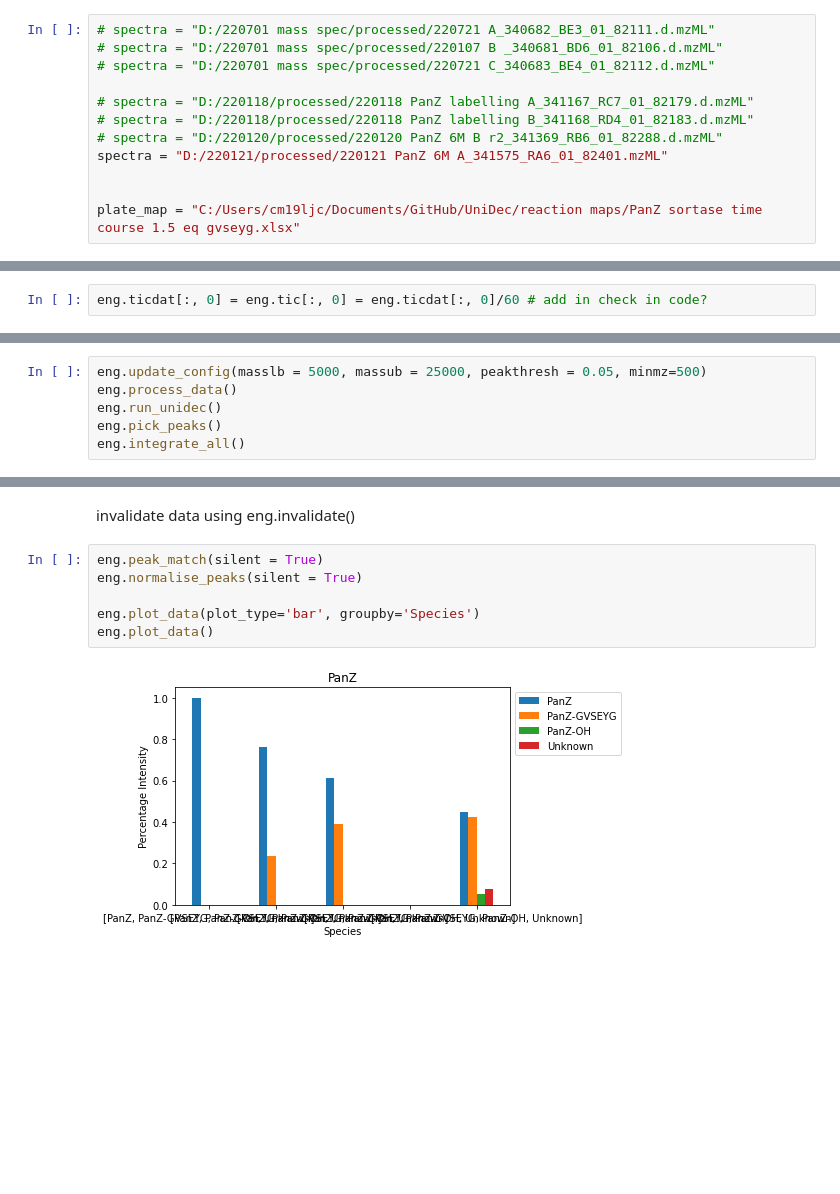
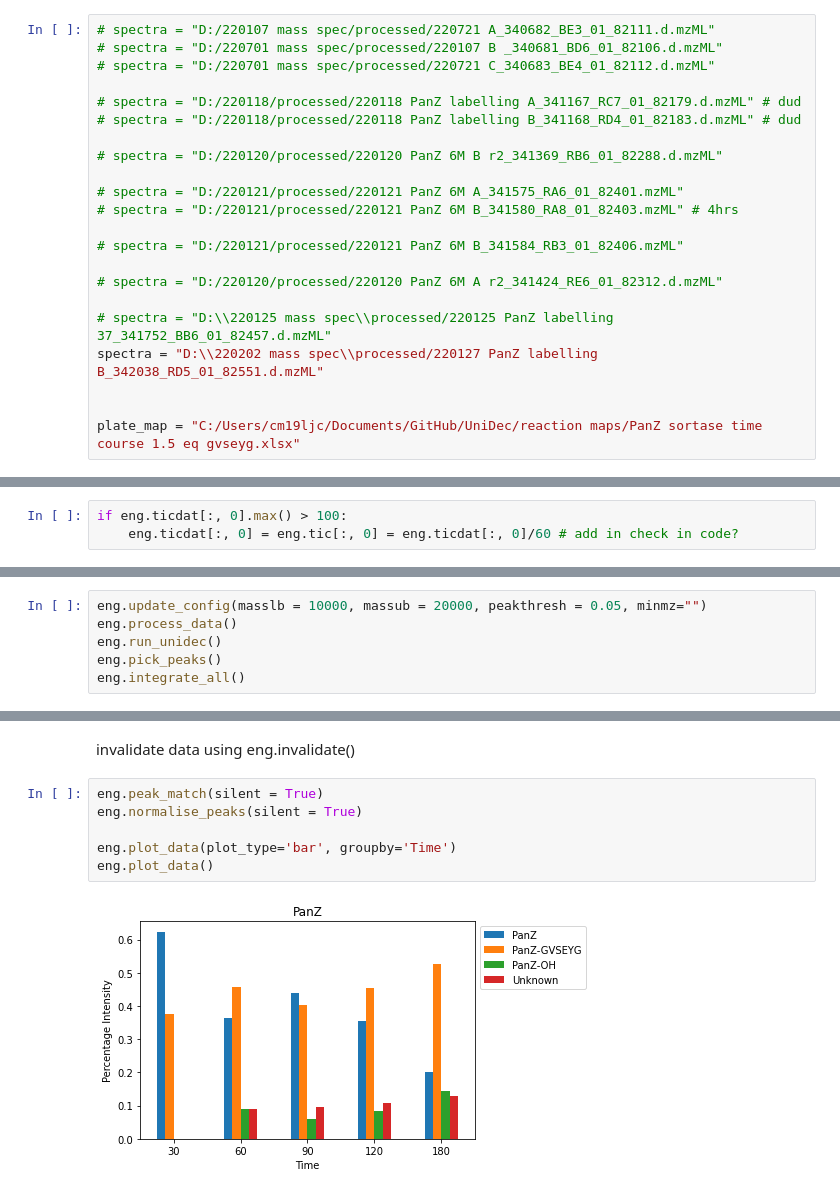
Before and after one commit to lawrencejcollins/UniDec, a Jupyter notebook: 220121 H7D 7M 6M PanZ analysis.ipynb, the cells around one changed output, grey strips where cells are left out. Saved outputs shown, nothing was run; the diff lists cells and outputs as text; blank space fills up the shorter version.

```diff
--- a/220121 H7D 7M 6M PanZ analysis.ipynb
+++ b/220121 H7D 7M 6M PanZ analysis.ipynb
@@ -13,14 +13,24 @@ UniDec Path: C:\Users\cm19ljc\Documents\GitHub\UniDec\unidec_bin\UniDec.exe
 # %% [markdown]
 Added in option to load multipe mzml files into engine before metaunidec processing.
 # %%
-# spectra = "D:/220701 mass spec/processed/220721 A_340682_BE3_01_82111.d.mzML"
+# spectra = "D:/220107 mass spec/processed/220721 A_340682_BE3_01_82111.d.mzML"
 # spectra = "D:/220701 mass spec/processed/220107 B _340681_BD6_01_82106.d.mzML"
 # spectra = "D:/220701 mass spec/processed/220721 C_340683_BE4_01_82112.d.mzML"
 
-# spectra = "D:/220118/processed/220118 PanZ labelling A_341167_RC7_01_82179.d.mzML"
-# spectra = "D:/220118/processed/220118 PanZ labelling B_341168_RD4_01_82183.d.mzML"
+# spectra = "D:/220118/processed/220118 PanZ labelling A_341167_RC7_01_82179.d.mzML" # dud
+# spectra = "D:/220118/processed/220118 PanZ labelling B_341168_RD4_01_82183.d.mzML" # dud
+
 # spectra = "D:/220120/processed/220120 PanZ 6M B r2_341369_RB6_01_82288.d.mzML"
-spectra = "D:/220121/processed/220121 PanZ 6M A_341575_RA6_01_82401.mzML"
+
+# spectra = "D:/220121/processed/220121 PanZ 6M A_341575_RA6_01_82401.mzML"
+# spectra = "D:/220121/processed/220121 PanZ 6M B_341580_RA8_01_82403.mzML" # 4hrs
+
+# spectra = "D:/220121/processed/220121 PanZ 6M B_341584_RB3_01_82406.mzML"
+
+# spectra = "D:/220120/processed/220120 PanZ 6M A r2_341424_RE6_01_82312.d.mzML"
+
+# spectra = "D:\\220125 mass spec\\processed/220125 PanZ labelling 37_341752_BB6_01_82457.d.mzML"
+spectra = "D:\\220202 mass spec\\processed/220127 PanZ labelling B_342038_RD5_01_82551.d.mzML"
 
 
 plate_map = "C:/Users/cm19ljc/Documents/GitHub/UniDec/reaction maps/PanZ sortase time course 1.5 eq gvseyg.xlsx"
@@ -35,5 +49,6 @@ False
 # %%
-eng.ticdat[:, 0] = eng.tic[:, 0] = eng.ticdat[:, 0]/60 # add in check in code?
+if eng.ticdat[:, 0].max() > 100:
+    eng.ticdat[:, 0] = eng.tic[:, 0] = eng.ticdat[:, 0]/60 # add in check in code?
 # %%
 eng.config.chrom_peak_width = 0.6
 eng.get_chrom_peaks(lb = 1, ub = 5.5)
@@ -85,7 +98,7 @@ update_config(minmz='', maxmz='', massub=10000, masslb=100000, peakthresh=0.01,
         peakwindow (int, optional): [description]. Defaults to 10.
         exnorm (int, optional): [description]. Defaults to 0.
 # %%
-eng.update_config(masslb = 5000, massub = 25000, peakthresh = 0.05, minmz=500)
+eng.update_config(masslb = 10000, massub = 20000, peakthresh = 0.05, minmz="")
 eng.process_data()
 eng.run_unidec()
 eng.pick_peaks()
@@ -163,8 +175,8 @@ invalidate data using eng.invalidate()
 # %%
 eng.peak_match(silent = True)
 eng.normalise_peaks(silent = True)
 
-eng.plot_data(plot_type='bar', groupby='Species')
+eng.plot_data(plot_type='bar', groupby='Time')
 eng.plot_data()
 # %% [output]
-[figure, old version]
+[figure, new version]
```
Also changed, not shown: parts of 7 cells of this notebook, 13 other files.
